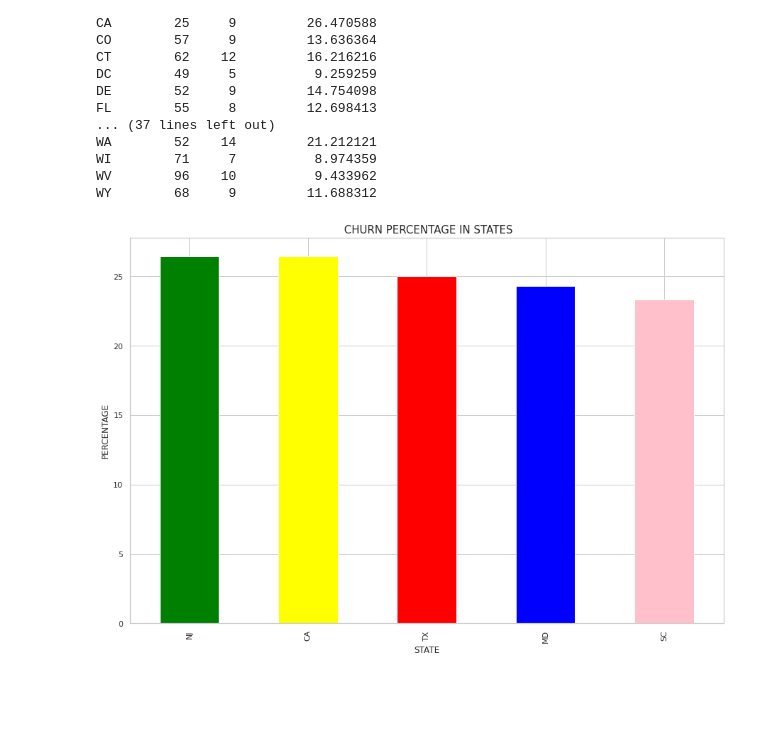
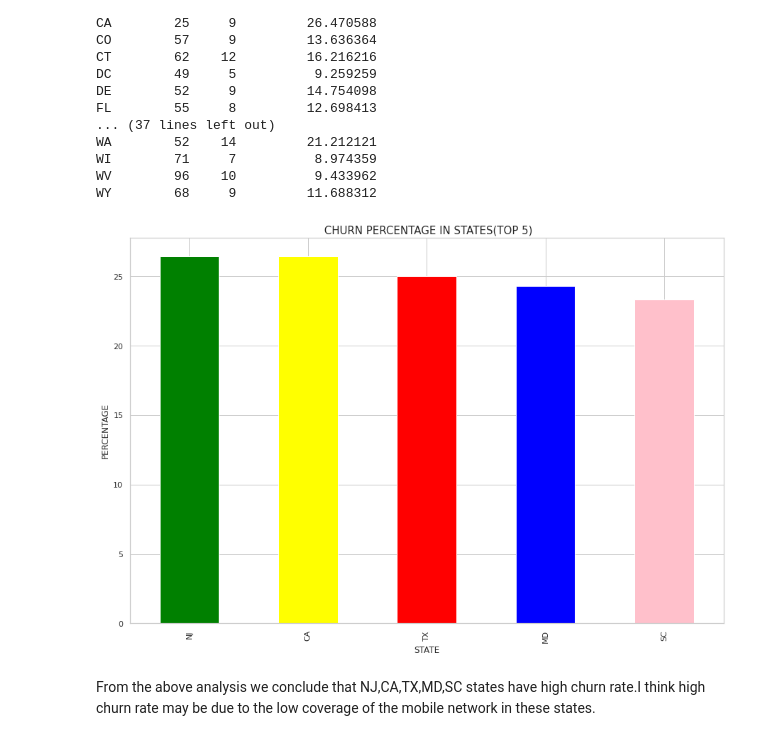
Before and after one commit to m123m12/Telecom-Churn-Analysis, a Jupyter notebook: Copy_of_Telecom_Churn_Analysis_Capstone_Project.ipynb, the cells around one changed output. Saved outputs shown, nothing was run; the diff lists cells and outputs as text; code cells hidden in the pictures; blank space fills up the shorter version.

```diff
--- a/Copy_of_Telecom_Churn_Analysis_Capstone_Project.ipynb
+++ b/Copy_of_Telecom_Churn_Analysis_Capstone_Project.ipynb
@@ -289,9 +289,11 @@ WY        68     9         11.688312
 # %%
 plt.rcParams['figure.figsize'] = (15, 10)
 ((telecom_data.groupby(['State'])['Churn'].mean())*100).sort_values(ascending = False).head(5).plot.bar(color = ['green','yellow','red','blue','pink'])
-plt.title(" CHURN PERCENTAGE IN STATES", fontsize = 15)
+plt.title(" CHURN PERCENTAGE IN STATES(TOP 5)", fontsize = 15)
 plt.xlabel('STATE', fontsize = 12)
 plt.ylabel('PERCENTAGE', fontsize = 12)
 plt.show()
 # %% [output]
-[figure, old version]
+[figure, new version]
+# %% [markdown]
+From the above analysis we conclude that NJ,CA,TX,MD,SC states have high churn rate.I think high churn rate may be due to the low coverage of the mobile network in these states.
```
